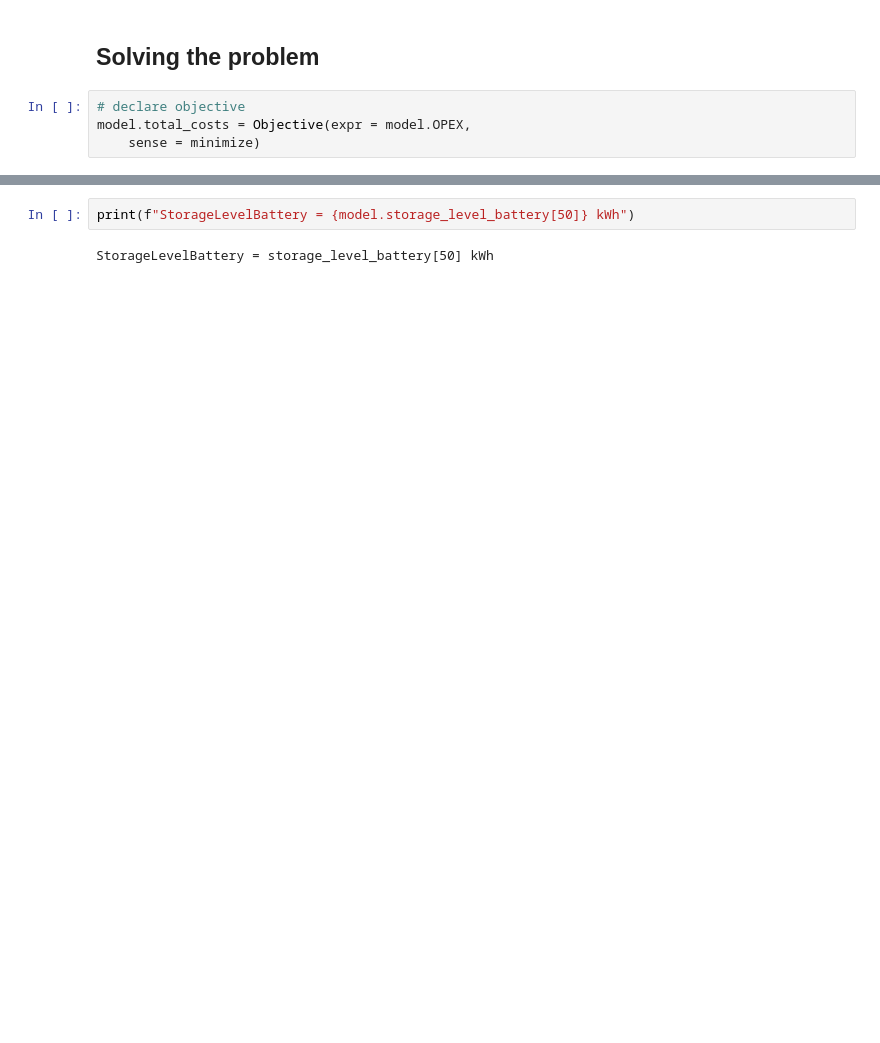
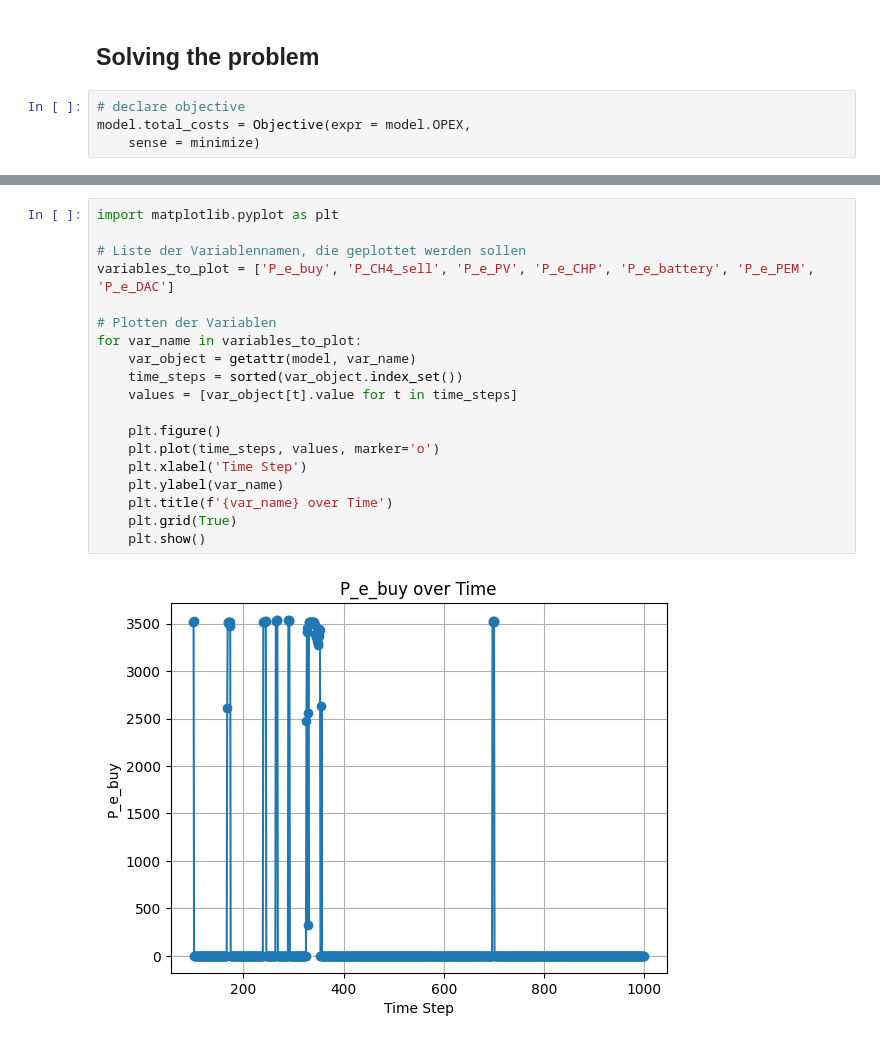
Before and after one commit to raphael-langer/ModE, a Jupyter notebook: PtG_energysystem.5_ohne_linear_kurz.ipynb, the cells around one changed output, grey strips where cells are left out. Drawn from its saved outputs; the diff is of its cells as text; blank space fills up the shorter version.

```diff
--- a/PtG_energysystem.5_ohne_linear_kurz.ipynb
+++ b/PtG_energysystem.5_ohne_linear_kurz.ipynb
@@ -548,4 +550,21 @@ OPEX = 0.0 €
-# %%
-print(f"StorageLevelBattery = {model.storage_level_battery[50]} kWh")
-# %% [output]
-StorageLevelBattery = storage_level_battery[50] kWh
+# %%
+import matplotlib.pyplot as plt
+
+# Liste der Variablennamen, die geplottet werden sollen
+variables_to_plot = ['P_e_buy', 'P_CH4_sell', 'P_e_PV', 'P_e_CHP', 'P_e_battery', 'P_e_PEM', 'P_e_DAC']
+
+# Plotten der Variablen
+for var_name in variables_to_plot:
+    var_object = getattr(model, var_name)
+    time_steps = sorted(var_object.index_set())
+    values = [var_object[t].value for t in time_steps]
+
+    plt.figure()
+    plt.plot(time_steps, values, marker='o')
+    plt.xlabel('Time Step')
+    plt.ylabel(var_name)
+    plt.title(f'{var_name} over Time')
+    plt.grid(True)
+    plt.show()
+# %% [output]
+[figure, added]
```
Also changed, not shown: parts of 8 cells of this notebook.
